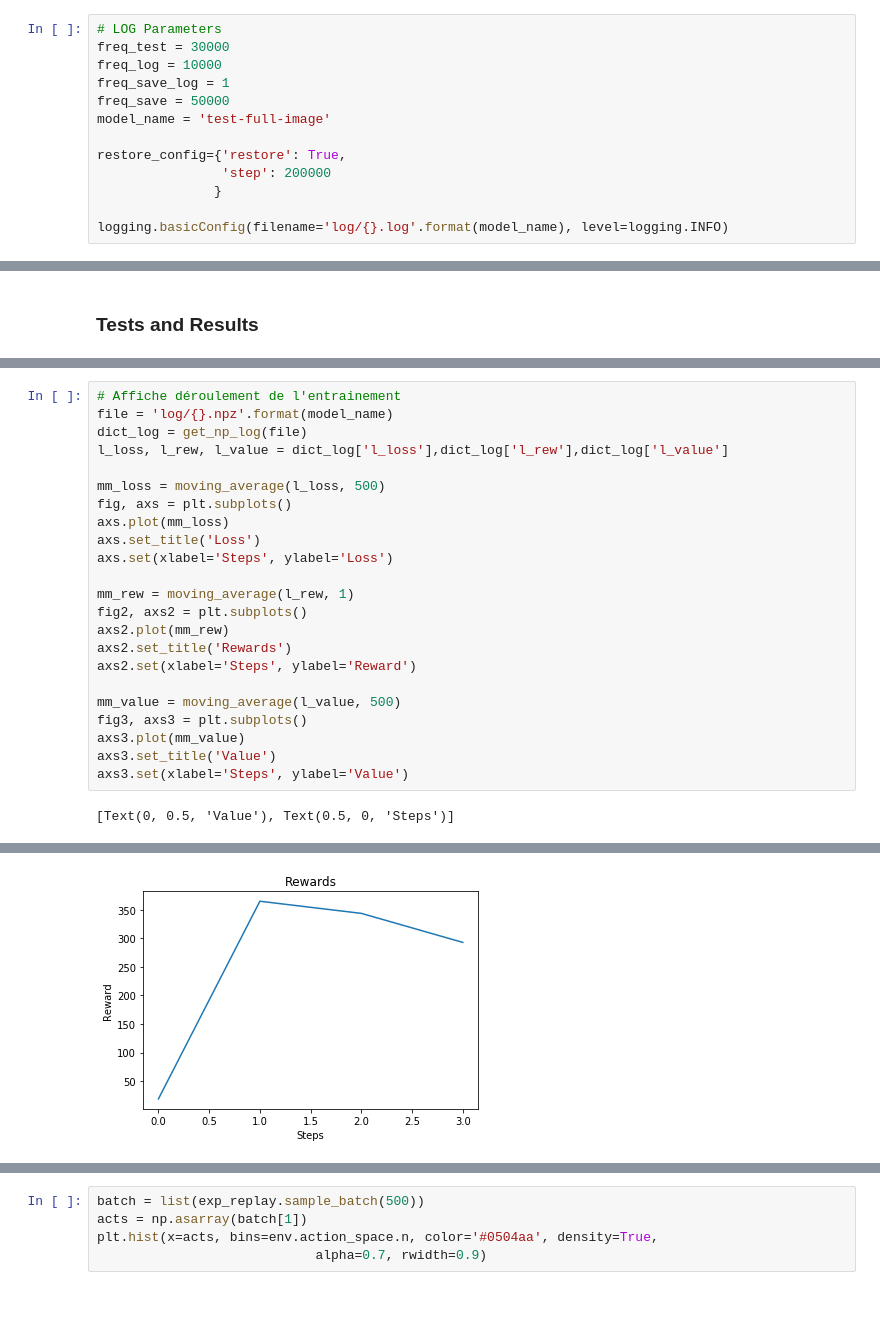
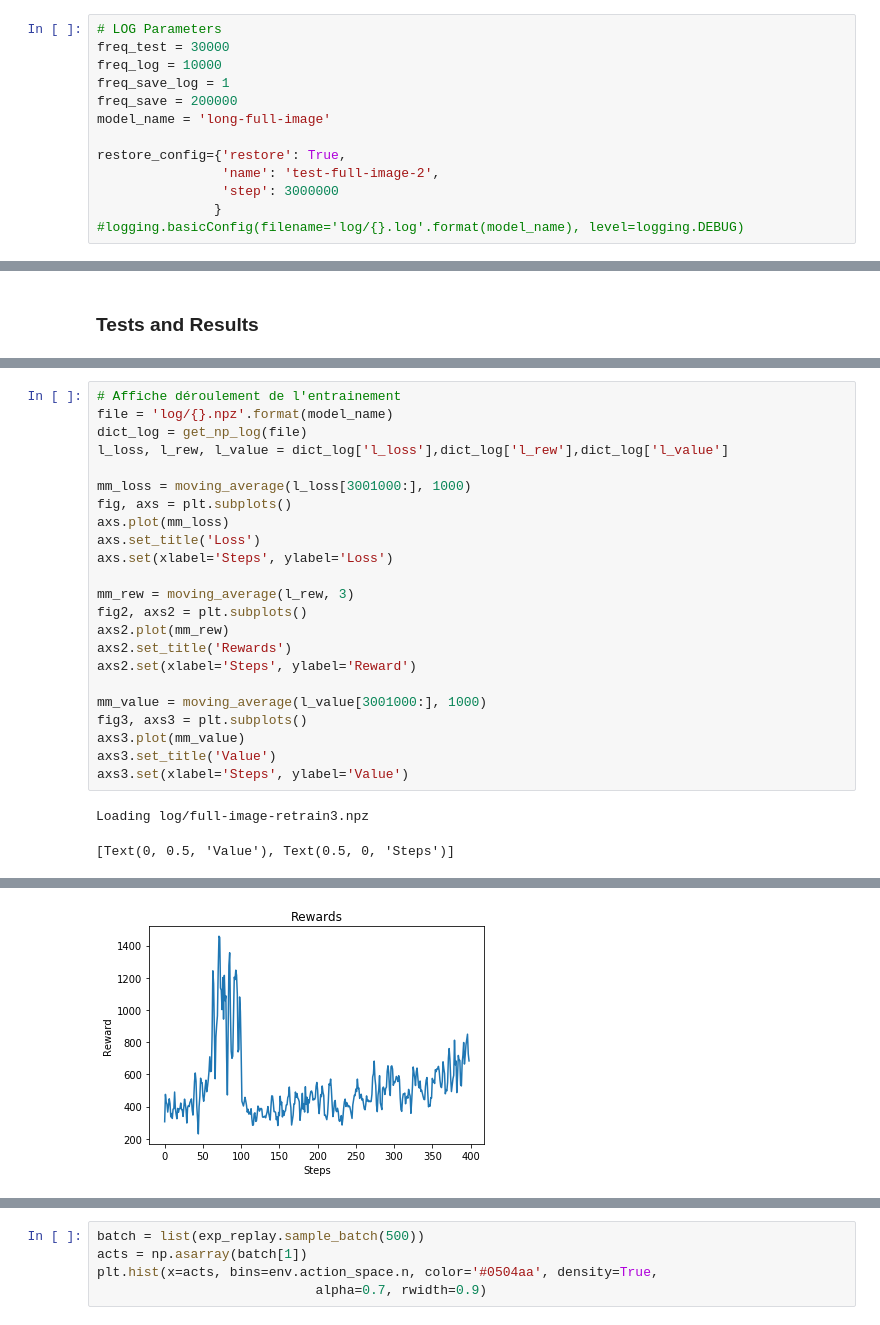
Before and after one commit to blavad/DQN-tensorflow, a Jupyter notebook: dqn_bc.ipynb, the cells around one changed output, grey strips where cells are left out. Cells and saved outputs as stored; diff of their text form.

```diff
--- a/dqn_bc.ipynb
+++ b/dqn_bc.ipynb
@@ -231,13 +256,13 @@ Obs Shape = [84, 84, 1]
 freq_test = 30000
 freq_log = 10000
 freq_save_log = 1
-freq_save = 50000
-model_name = 'test-full-image'
+freq_save = 200000
+model_name = 'long-full-image'
 
 restore_config={'restore': True,
-                'step': 200000
+                'name': 'test-full-image-2',
+                'step': 3000000
                }
-
-logging.basicConfig(filename='log/{}.log'.format(model_name), level=logging.INFO)
+#logging.basicConfig(filename='log/{}.log'.format(model_name), level=logging.DEBUG)
 # %%
 logging.info("Initialisation du modèle (Graph) ...")
@@ -447,22 +478,23 @@ file = 'log/{}.npz'.format(model_name)
 dict_log = get_np_log(file)
 l_loss, l_rew, l_value = dict_log['l_loss'],dict_log['l_rew'],dict_log['l_value']
 
-mm_loss = moving_average(l_loss, 500)
+mm_loss = moving_average(l_loss[3001000:], 1000)
 fig, axs = plt.subplots()
 axs.plot(mm_loss)
 axs.set_title('Loss')
 axs.set(xlabel='Steps', ylabel='Loss')
 
-mm_rew = moving_average(l_rew, 1)
+mm_rew = moving_average(l_rew, 3)
 fig2, axs2 = plt.subplots()
 axs2.plot(mm_rew)
 axs2.set_title('Rewards')
 axs2.set(xlabel='Steps', ylabel='Reward')
 
-mm_value = moving_average(l_value, 500)
+mm_value = moving_average(l_value[3001000:], 1000)
 fig3, axs3 = plt.subplots()
 axs3.plot(mm_value)
 axs3.set_title('Value')
 axs3.set(xlabel='Steps', ylabel='Value')
 # %% [output]
-[Text(0, 0.5, 'Value'), Text(0.5, 0, 'Steps')]
+Loading log/full-image-retrain3.npz
+[Text(0, 0.5, 'Value'), Text(0.5, 0, 'Steps')]
@@ -470 +502 @@ axs3.set(xlabel='Steps', ylabel='Value')
-[figure, old version]
+[figure, new version]
```
Also changed, not shown: parts of 14 cells of this notebook, 1 other file.
